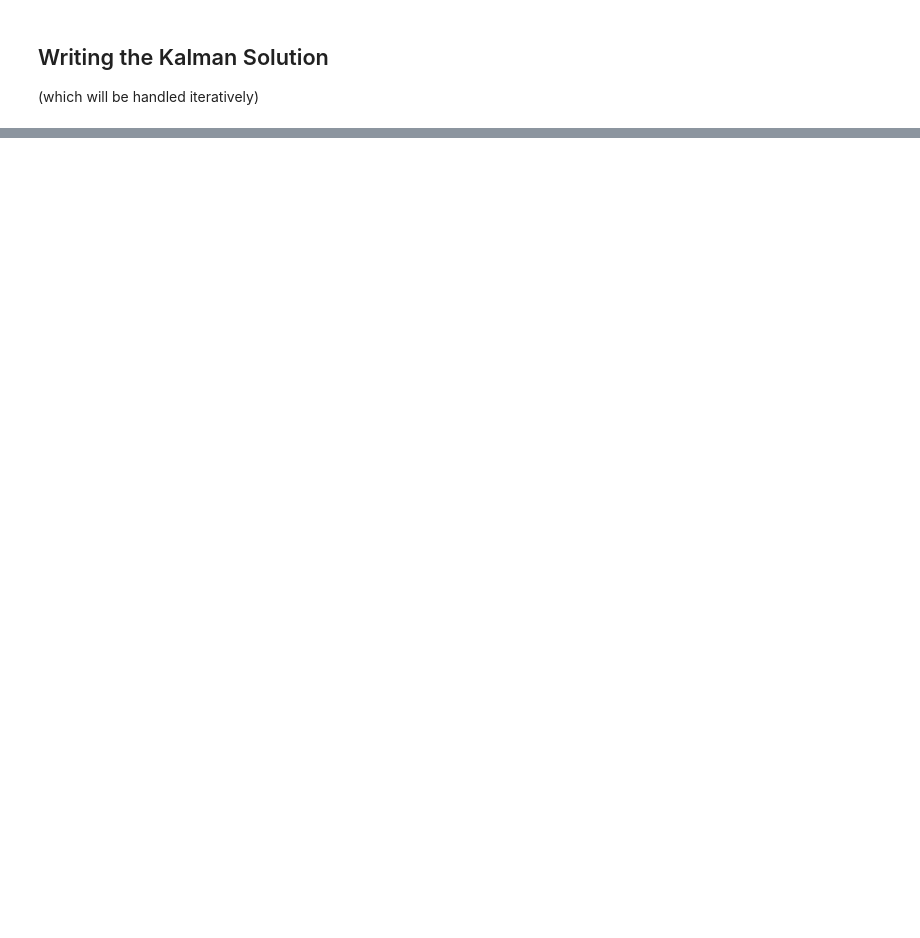
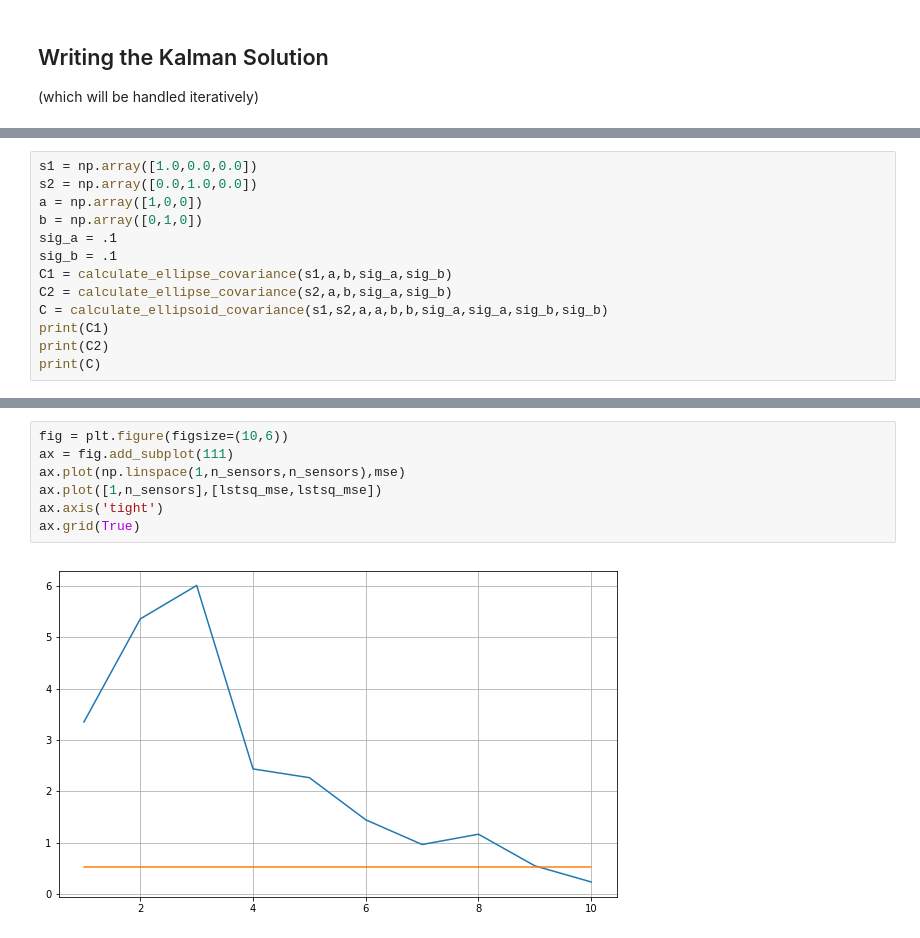
Before and after one commit to andylai2/Nball-triangulation, a Jupyter notebook: KF fusion.ipynb, the cells around one changed output, grey strips where cells are left out. Drawn from its saved outputs; the diff is of its cells as text; blank space fills up the shorter version.

```diff
--- a/KF fusion.ipynb
+++ b/KF fusion.ipynb
@@ -337,0 +391,13 @@ def calculate_ellipsoid_covariance(s1,s2,a1,a2,b1,b2,sig_a1,sig_a2,sig_b1,sig_b2
+# %%
+s1 = np.array([1.0,0.0,0.0])
+s2 = np.array([0.0,1.0,0.0])
+a = np.array([1,0,0])
+b = np.array([0,1,0])
+sig_a = .1
+sig_b = .1
+C1 = calculate_ellipse_covariance(s1,a,b,sig_a,sig_b)
+C2 = calculate_ellipse_covariance(s2,a,b,sig_a,sig_b)
+C = calculate_ellipsoid_covariance(s1,s2,a,a,b,b,sig_a,sig_a,sig_b,sig_b)
+print(C1)
+print(C2)
+print(C)
@@ -479,0 +518,9 @@ s
+# %%
+fig = plt.figure(figsize=(10,6))
+ax = fig.add_subplot(111)
+ax.plot(np.linspace(1,n_sensors,n_sensors),mse)
+ax.plot([1,n_sensors],[lstsq_mse,lstsq_mse])
+ax.axis('tight')
+ax.grid(True)
+# %% [output]
+[figure, added]
```
Also changed, not shown: parts of 19 cells of this notebook.
